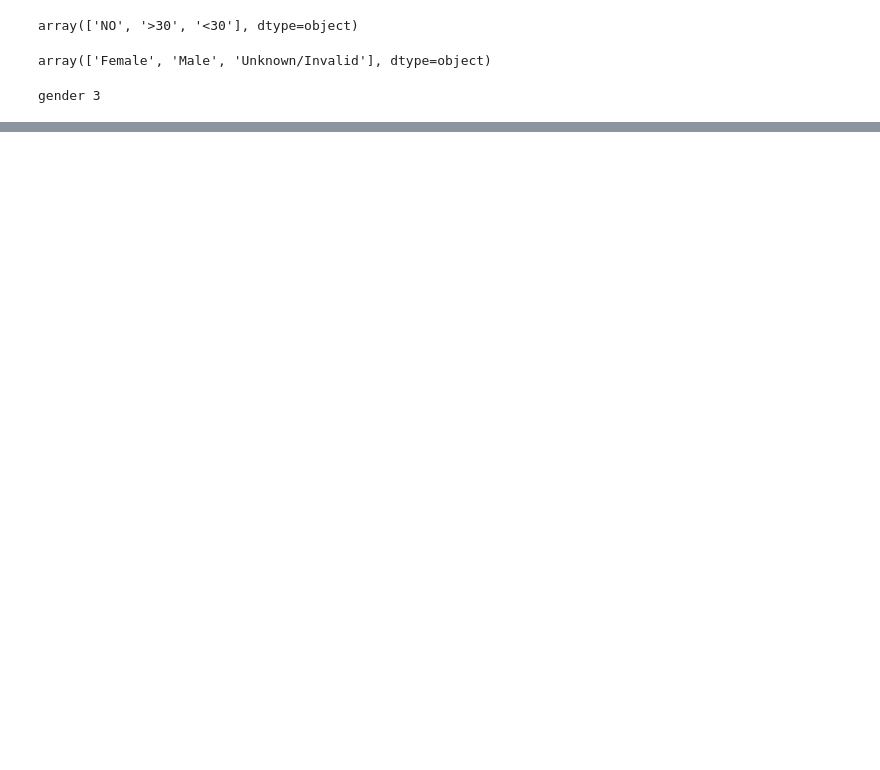
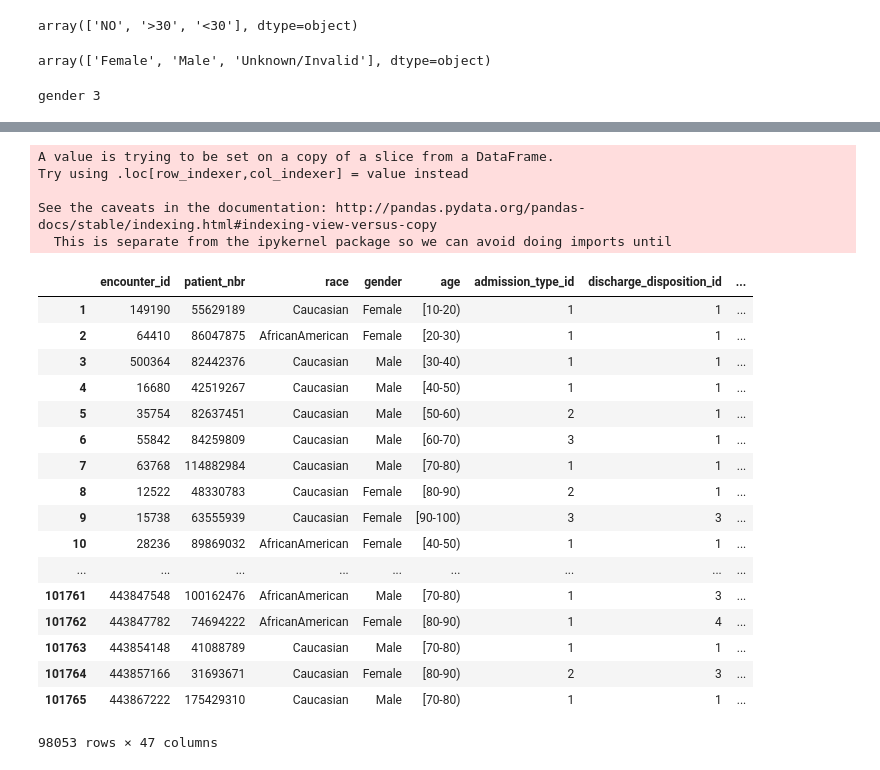
Before and after one commit to MaiaNgo/ds-project-01, a Jupyter notebook: maia/technical notebook_final.ipynb, the cells around one changed output, grey strips where cells are left out. Saved outputs shown, nothing was run; the diff lists cells and outputs as text; code cells hidden in the pictures; blank space fills up the shorter version.

```diff
--- a/maia/technical notebook_final.ipynb
+++ b/maia/technical notebook_final.ipynb
@@ -161,0 +230,17 @@ gender 3
+# %%
+#since those columns' values are all 'No'
+df = df.drop(['citoglipton', 'examide'], axis = 1)
+# %%
+#add new feature age_under
+df['age_under'] = df['age'].replace('[0-10)', 10)
+df['age_under'] = df['age'].replace('[0-20)', 20)
+df['age_under'] = df['age'].replace('[0-30)', 30)
+df['age_under'] = df['age'].replace('[0-40)', 40)
+df['age_under'] = df['age'].replace('[0-50)', 50)
+df['age_under'] = df['age'].replace('[0-60)', 60)
+df['age_under'] = df['age'].replace('[0-70)', 70)
+df['age_under'] = df['age'].replace('[0-80)', 80)
+df['age_under'] = df['age'].replace('[0-90)', 90)
+df['age_under'] = df['age'].replace('[0-100)', 100)
+
+print(df['age_under'])
@@ -161,0 +265,6 @@ gender 3
+# %%
+#Try a much better awsome way:
+df1 = df[df.race != '?']
+df2 = df1[df1.diag_1 != '?']
+df3 = df2[df2.diag_2 != '?']
+df4 = df3[df3.diag_3 != '?']
@@ -161,0 +328,29 @@ gender 3
+# %%
+#Feature Engineering
+#create a column to group <30 and >30 into True and 'NO' to False.
+df4['readmit'] = df4['readmitted'].map({'NO': False, '>30': True, '<30': True})
+df4
+# %% [output]
+A value is trying to be set on a copy of a slice from a DataFrame.
+Try using .loc[row_indexer,col_indexer] = value instead
+
+See the caveats in the documentation: http://pandas.pydata.org/pandas-docs/stable/indexing.html#indexing-view-versus-copy
+  This is separate from the ipykernel package so we can avoid doing imports until
+|  | encounter_id | patient_nbr | race | gender | age | admission_type_id | discharge_disposition_id | ... |
+| 1 | 149190 | 55629189 | Caucasian | Female | [10-20) | 1 | 1 | ... |
+| 2 | 64410 | 86047875 | AfricanAmerican | Female | [20-30) | 1 | 1 | ... |
+| 3 | 500364 | 82442376 | Caucasian | Male | [30-40) | 1 | 1 | ... |
+| 4 | 16680 | 42519267 | Caucasian | Male | [40-50) | 1 | 1 | ... |
+| 5 | 35754 | 82637451 | Caucasian | Male | [50-60) | 2 | 1 | ... |
+| 6 | 55842 | 84259809 | Caucasian | Male | [60-70) | 3 | 1 | ... |
+| 7 | 63768 | 114882984 | Caucasian | Male | [70-80) | 1 | 1 | ... |
+| 8 | 12522 | 48330783 | Caucasian | Female | [80-90) | 2 | 1 | ... |
+| 9 | 15738 | 63555939 | Caucasian | Female | [90-100) | 3 | 3 | ... |
+| 10 | 28236 | 89869032 | AfricanAmerican | Female | [40-50) | 1 | 1 | ... |
+| ... | ... | ... | ... | ... | ... | ... | ... | ... |
+| 101761 | 443847548 | 100162476 | AfricanAmerican | Male | [70-80) | 1 | 3 | ... |
+| 101762 | 443847782 | 74694222 | AfricanAmerican | Female | [80-90) | 1 | 4 | ... |
+| 101763 | 443854148 | 41088789 | Caucasian | Male | [70-80) | 1 | 1 | ... |
+| 101764 | 443857166 | 31693671 | Caucasian | Female | [80-90) | 2 | 3 | ... |
+| 101765 | 443867222 | 175429310 | Caucasian | Male | [70-80) | 1 | 1 | ... |
+98053 rows × 47 columns
```
Also changed, not shown: parts of 16 cells of this notebook.
